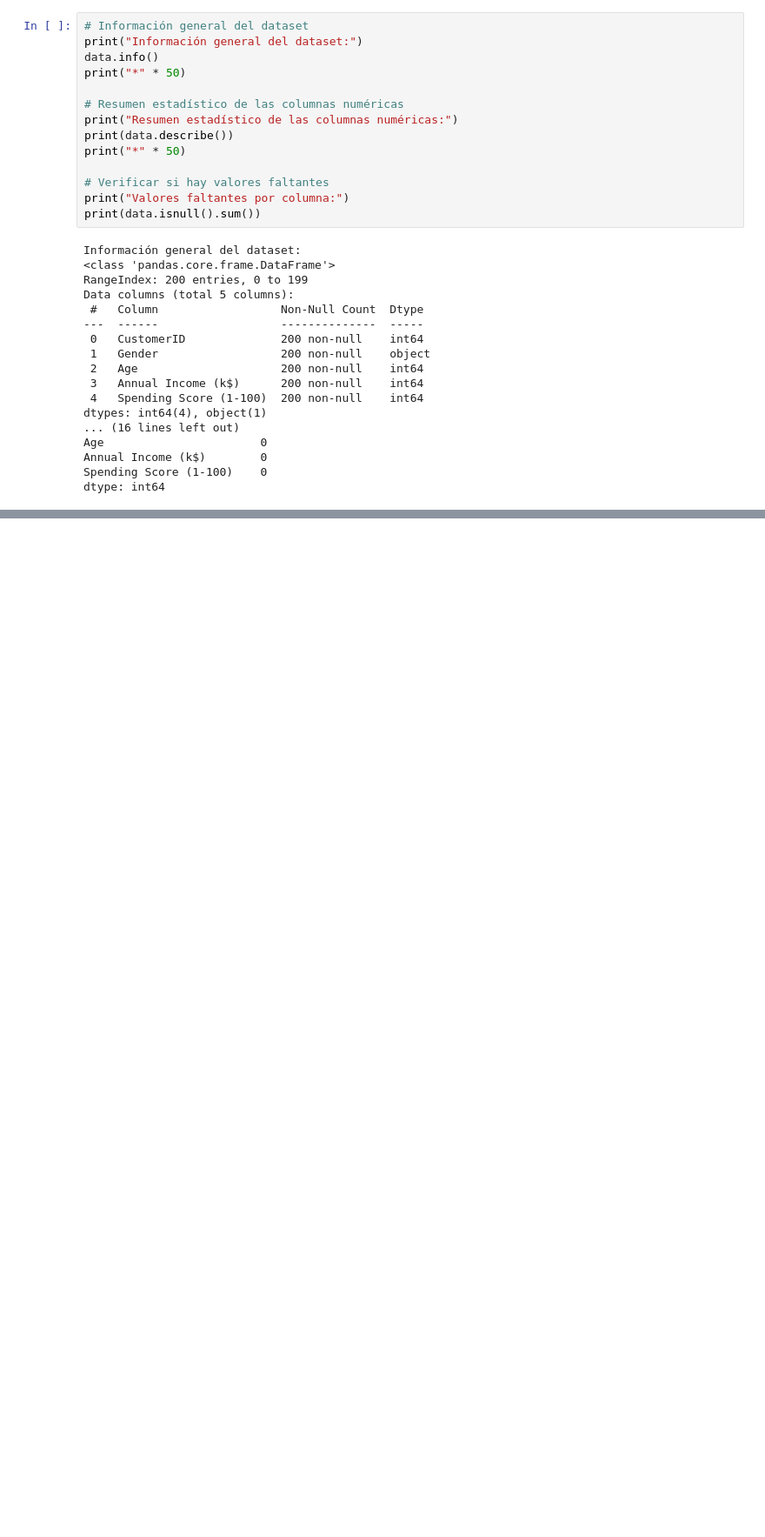
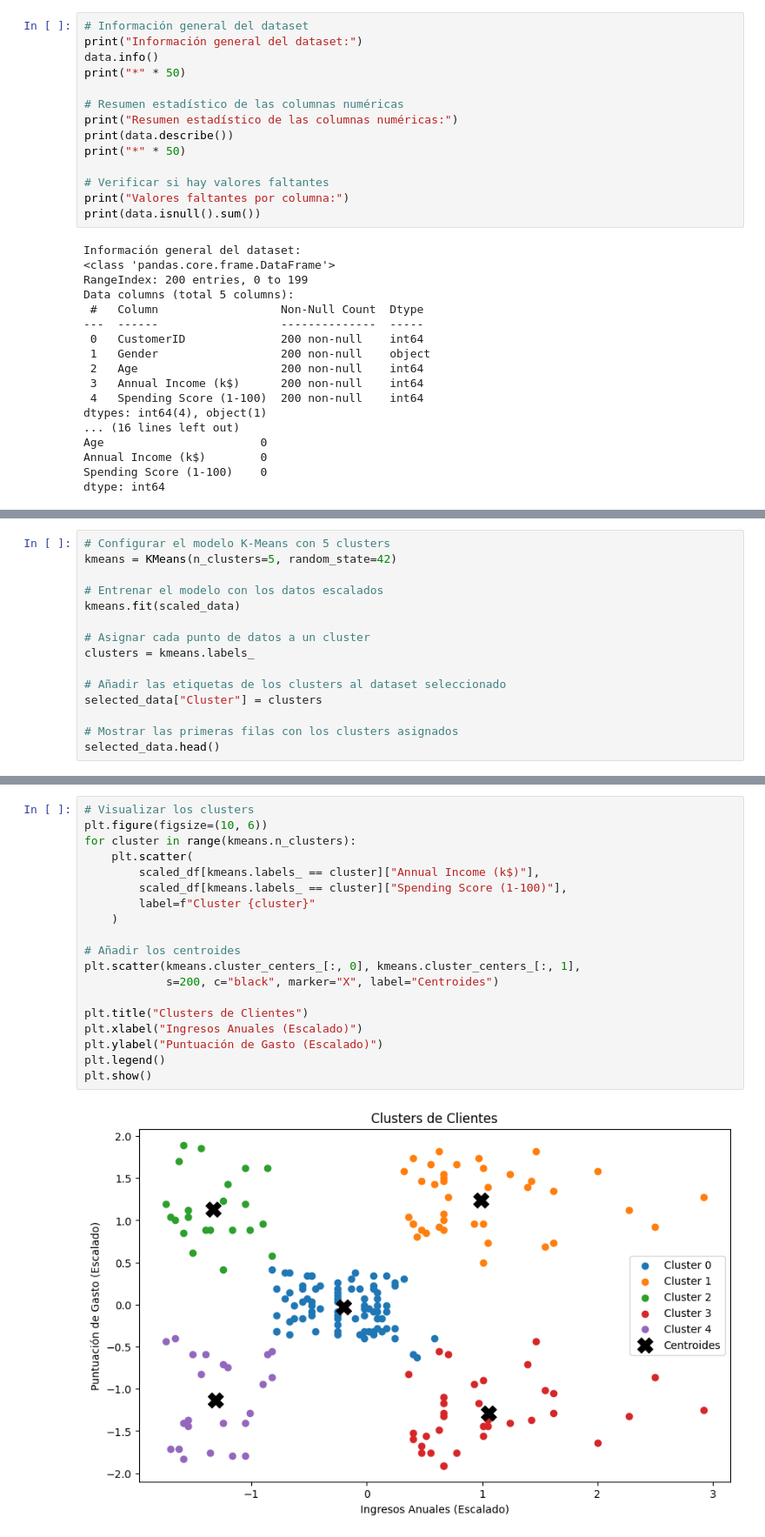
Before and after one commit to ManuelEspejo/Fundamentos-Machine-Learning, a Jupyter notebook: notebooks/02_Aprendizaje-No-Supervisado.ipynb, the cells around one changed output, grey strips where cells are left out. Shown at 87% size. Saved outputs shown, nothing was run; the diff lists cells and outputs as text; blank space fills up the shorter version.

```diff
--- a/notebooks/02_Aprendizaje-No-Supervisado.ipynb
+++ b/notebooks/02_Aprendizaje-No-Supervisado.ipynb
@@ -212,0 +393,15 @@ dtype: int64
+# %%
+# Configurar el modelo K-Means con 5 clusters
+kmeans = KMeans(n_clusters=5, random_state=42)
+
+# Entrenar el modelo con los datos escalados
+kmeans.fit(scaled_data)
+
+# Asignar cada punto de datos a un cluster
+clusters = kmeans.labels_
+
+# Añadir las etiquetas de los clusters al dataset seleccionado
+selected_data["Cluster"] = clusters
+
+# Mostrar las primeras filas con los clusters asignados
+selected_data.head()
@@ -212,0 +424,21 @@ dtype: int64
+# %%
+# Visualizar los clusters
+plt.figure(figsize=(10, 6))
+for cluster in range(kmeans.n_clusters):
+    plt.scatter(
+        scaled_df[kmeans.labels_ == cluster]["Annual Income (k$)"],
+        scaled_df[kmeans.labels_ == cluster]["Spending Score (1-100)"],
+        label=f"Cluster {cluster}"
+    )
+
+# Añadir los centroides
+plt.scatter(kmeans.cluster_centers_[:, 0], kmeans.cluster_centers_[:, 1],
+            s=200, c="black", marker="X", label="Centroides")
+
+plt.title("Clusters de Clientes")
+plt.xlabel("Ingresos Anuales (Escalado)")
+plt.ylabel("Puntuación de Gasto (Escalado)")
+plt.legend()
+plt.show()
+# %% [output]
+[figure, added]
```
Also changed, not shown: parts of 25 cells of this notebook.
